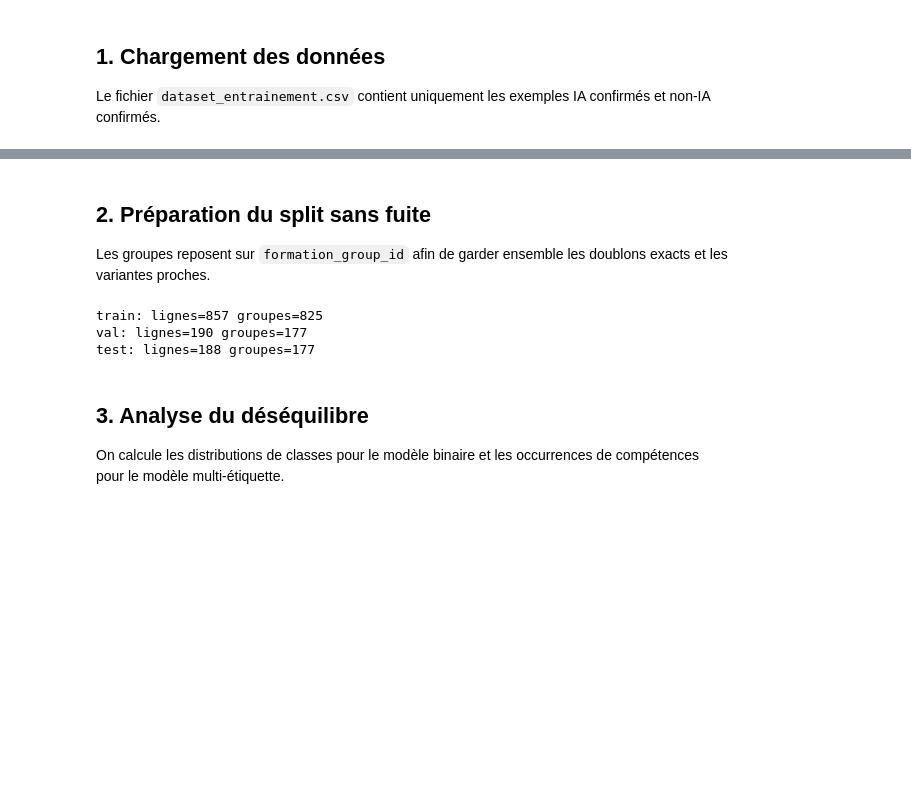
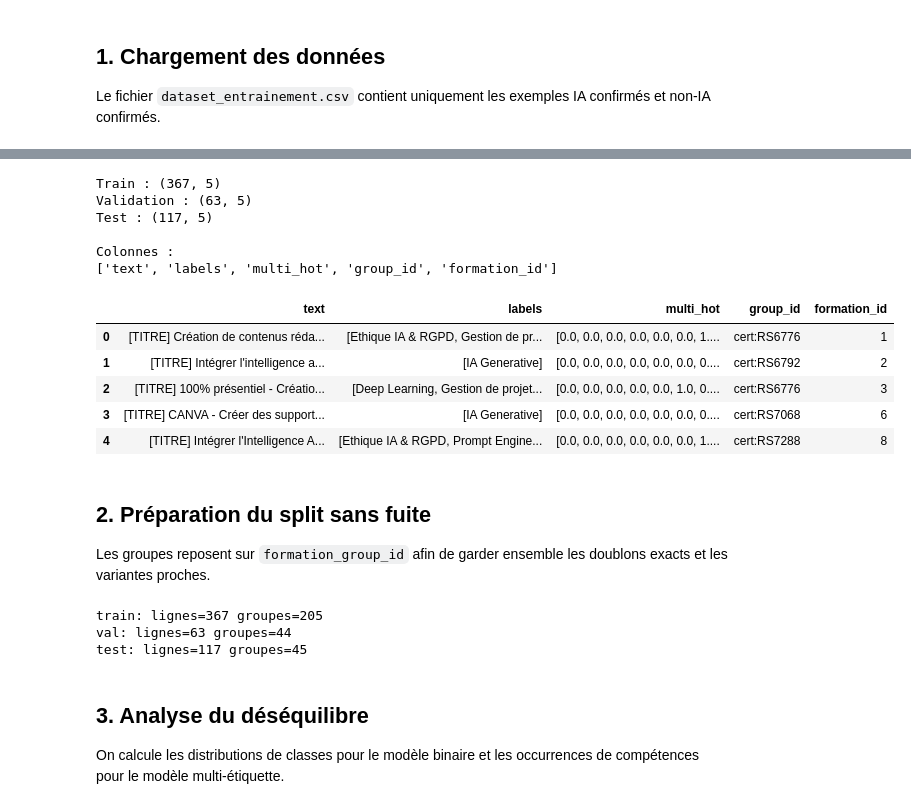
Before and after one commit to Antonlanghoff2/deepforma, a Jupyter notebook: entrainement_camembert_competences_ia_v2.ipynb, the cells around one changed output, grey strips where cells are left out. Cells and saved outputs as stored; diff of their text form; code cells hidden in the pictures; blank space fills up the shorter version.

```diff
--- a/entrainement_camembert_competences_ia_v2.ipynb
+++ b/entrainement_camembert_competences_ia_v2.ipynb
@@ -91,3 +69,37 @@ ia_confirmee        334
+# %%
+TRAIN_PATH = ROOT / "data" / "processed" / "ia_multilabel_train.jsonl"
+VALIDATION_PATH = ROOT / "data" / "processed" / "ia_multilabel_validation.jsonl"
+TEST_PATH = ROOT / "data" / "processed" / "ia_multilabel_test.jsonl"
+
+for path in (TRAIN_PATH, VALIDATION_PATH, TEST_PATH):
+    if not path.exists():
+        raise FileNotFoundError(f"Fichier introuvable : {path}")
+
+train_df = pd.read_json(TRAIN_PATH, lines=True)
+validation_df = pd.read_json(VALIDATION_PATH, lines=True)
+test_df = pd.read_json(TEST_PATH, lines=True)
+
+print("Train :", train_df.shape)
+print("Validation :", validation_df.shape)
+print("Test :", test_df.shape)
+
+print("\nColonnes :")
+print(train_df.columns.tolist())
+
+display(train_df.head())
+# %% [output]
+Train : (367, 5)
+Validation : (63, 5)
+Test : (117, 5)
+
+Colonnes :
+['text', 'labels', 'multi_hot', 'group_id', 'formation_id']
+|  | text | labels | multi_hot | group_id | formation_id |
+| 0 | [TITRE] Création de contenus réda... | [Ethique IA & RGPD, Gestion de pr... | [0.0, 0.0, 0.0, 0.0, 0.0, 0.0, 1.... | cert:RS6776 | 1 |
+| 1 | [TITRE] Intégrer l'intelligence a... | [IA Generative] | [0.0, 0.0, 0.0, 0.0, 0.0, 0.0, 0.... | cert:RS6792 | 2 |
+| 2 | [TITRE] 100% présentiel - Créatio... | [Deep Learning, Gestion de projet... | [0.0, 0.0, 0.0, 0.0, 0.0, 1.0, 0.... | cert:RS6776 | 3 |
+| 3 | [TITRE] CANVA - Créer des support... | [IA Generative] | [0.0, 0.0, 0.0, 0.0, 0.0, 0.0, 0.... | cert:RS7068 | 6 |
+| 4 | [TITRE] Intégrer l'Intelligence A... | [Ethique IA & RGPD, Prompt Engine... | [0.0, 0.0, 0.0, 0.0, 0.0, 0.0, 1.... | cert:RS7288 | 8 |
 # %% [markdown]
 ## 2. Préparation du split sans fuite
 
@@ -112,17 +124,26 @@ def grouped_train_val_test_split(frame: pd.DataFrame, group_col: str = 'formatio
     return train_df, val_df, test_df
 
 
-train_df, val_df, test_df = grouped_train_val_test_split(df)
-for name, subset in [('train', train_df), ('val', val_df), ('test', test_df)]:
-    print(f'{name}: lignes={len(subset)} groupes={subset["formation_group_id"].nunique()}')
+splits = {
+    "train": train_df,
+    "val": validation_df,
+    "test": test_df,
+}
+for name, subset in splits.items():
+    print(
+        f"{name}: "
+        f"lignes={len(subset)} "
+        f"groupes={subset['group_id'].nunique()}"
+    )
 
-assert set(train_df['formation_group_id']).isdisjoint(set(val_df['formation_group_id']))
-assert set(train_df['formation_group_id']).isdisjoint(set(test_df['formation_group_id']))
-assert set(val_df['formation_group_id']).isdisjoint(set(test_df['formation_group_id']))
+
+assert set(train_df['group_id']).isdisjoint(set(val_df['group_id']))
+assert set(train_df['group_id']).isdisjoint(set(test_df['group_id']))
+assert set(val_df['group_id']).isdisjoint(set(test_df['group_id']))
 # %% [output]
-train: lignes=857 groupes=825
-val: lignes=190 groupes=177
-test: lignes=188 groupes=177
+train: lignes=367 groupes=205
+val: lignes=63 groupes=44
+test: lignes=117 groupes=45
 # %% [markdown]
 ## 3. Analyse du déséquilibre
 
```
Also changed, not shown: parts of 16 cells of this notebook, 10 other files.
